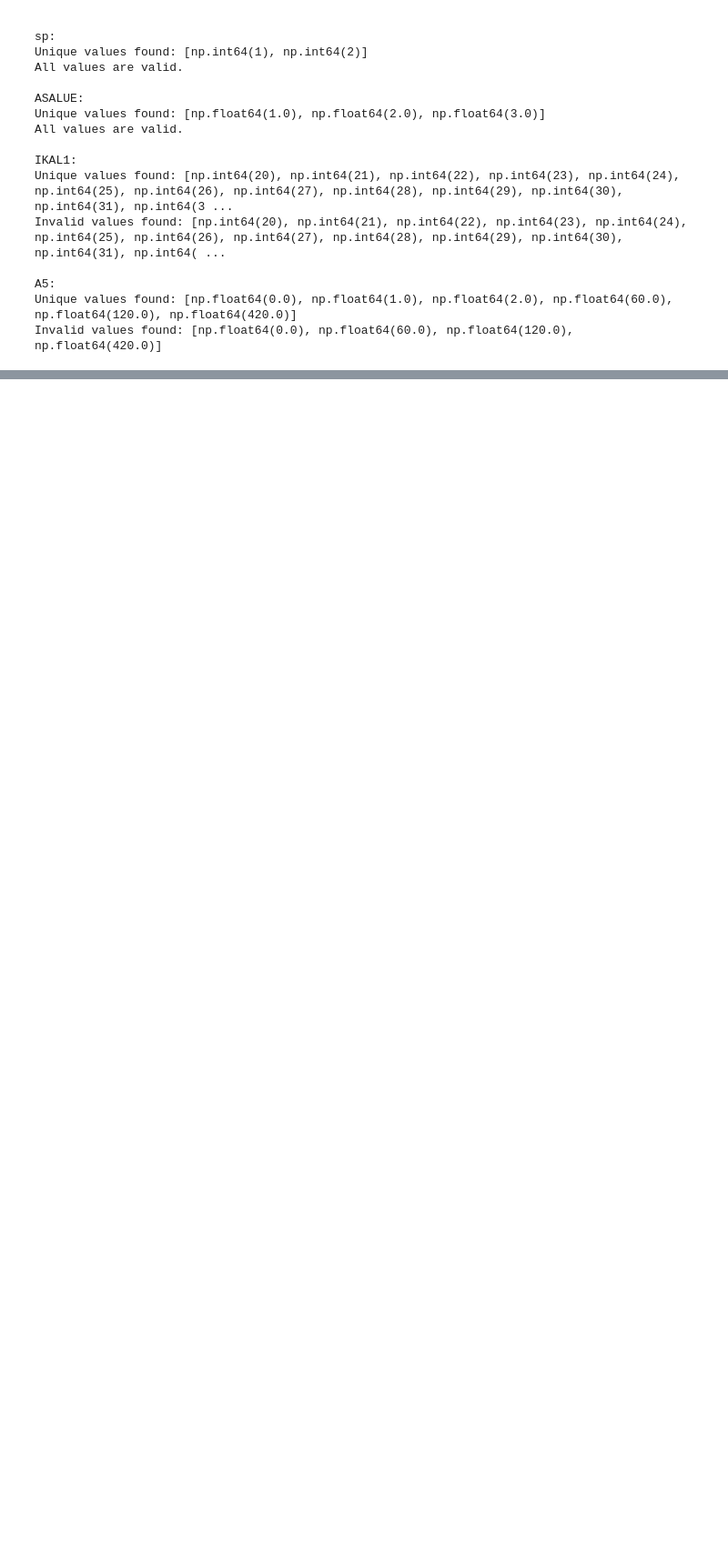
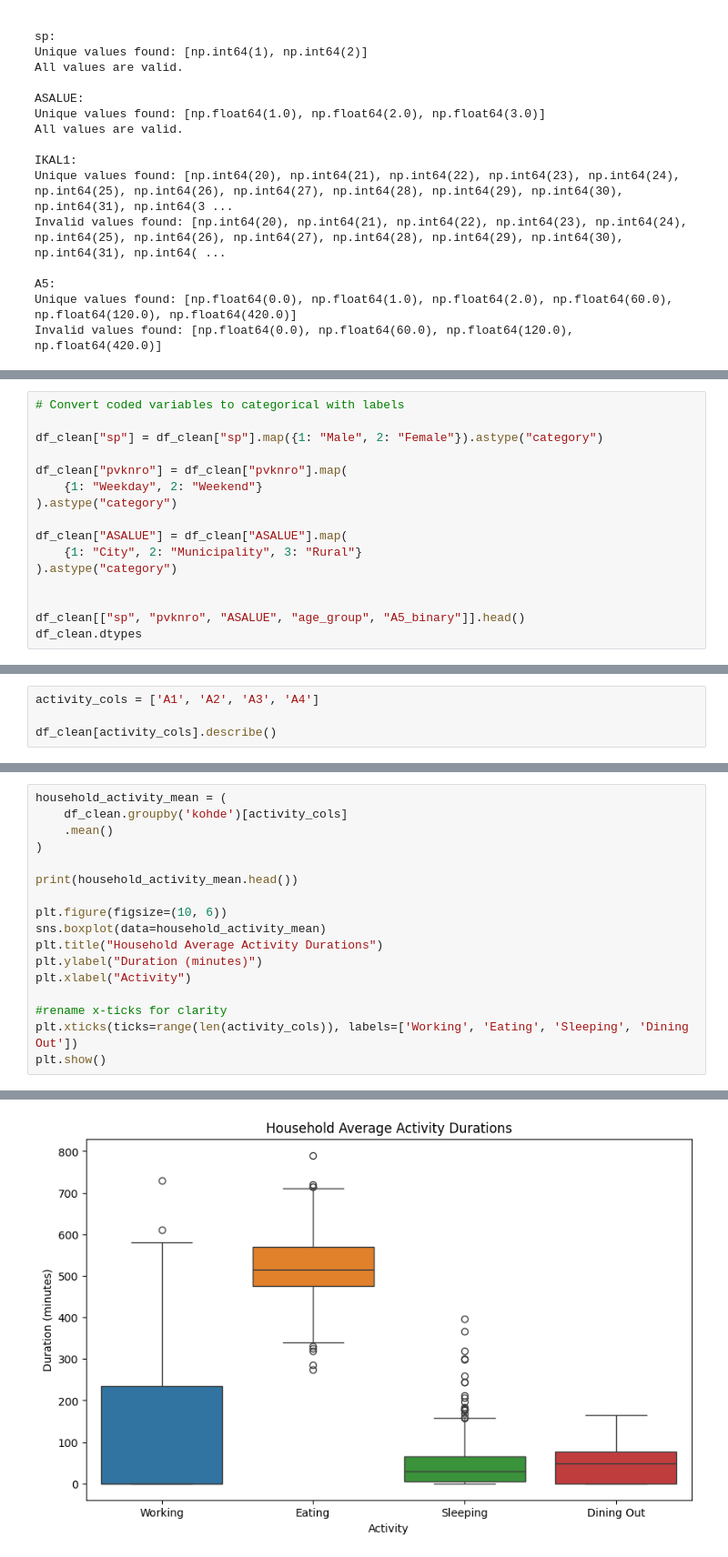
Before and after one commit to AyanaGuruge/Statistical-Data-Analysis-Project-2026, a Jupyter notebook: Group160_1.ipynb, the cells around one changed output, grey strips where cells are left out. Shown at 91% size. Cells and saved outputs as stored; diff of their text form; blank space fills up the shorter version.

```diff
--- a/Group160_1.ipynb
+++ b/Group160_1.ipynb
@@ -209,0 +286,16 @@ Invalid values found: [np.float64(0.0), np.float64(60.0), np.float64(120.0), np.
+# %%
+# Convert coded variables to categorical with labels
+
+df_clean["sp"] = df_clean["sp"].map({1: "Male", 2: "Female"}).astype("category")
+
+df_clean["pvknro"] = df_clean["pvknro"].map(
+    {1: "Weekday", 2: "Weekend"}
+).astype("category")
+
+df_clean["ASALUE"] = df_clean["ASALUE"].map(
+    {1: "City", 2: "Municipality", 3: "Rural"}
+).astype("category")
+
+
+df_clean[["sp", "pvknro", "ASALUE", "age_group", "A5_binary"]].head()
+df_clean.dtypes
@@ -209,0 +458,4 @@ Invalid values found: [np.float64(0.0), np.float64(60.0), np.float64(120.0), np.
+# %%
+activity_cols = ['A1', 'A2', 'A3', 'A4']
+
+df_clean[activity_cols].describe()
@@ -209,0 +477,18 @@ Invalid values found: [np.float64(0.0), np.float64(60.0), np.float64(120.0), np.
+# %%
+household_activity_mean = (
+    df_clean.groupby('kohde')[activity_cols]
+    .mean()
+)
+
+print(household_activity_mean.head())
+
+plt.figure(figsize=(10, 6))
+sns.boxplot(data=household_activity_mean)
+plt.title("Household Average Activity Durations")
+plt.ylabel("Duration (minutes)")
+plt.xlabel("Activity")
+
+#rename x-ticks for clarity
+plt.xticks(ticks=range(len(activity_cols)), labels=['Working', 'Eating', 'Sleeping', 'Dining Out'])
+plt.show()
+# %% [output]
@@ -209,0 +502 @@ Invalid values found: [np.float64(0.0), np.float64(60.0), np.float64(120.0), np.
+[figure, added]
```
Also changed, not shown: parts of 27 cells of this notebook.
